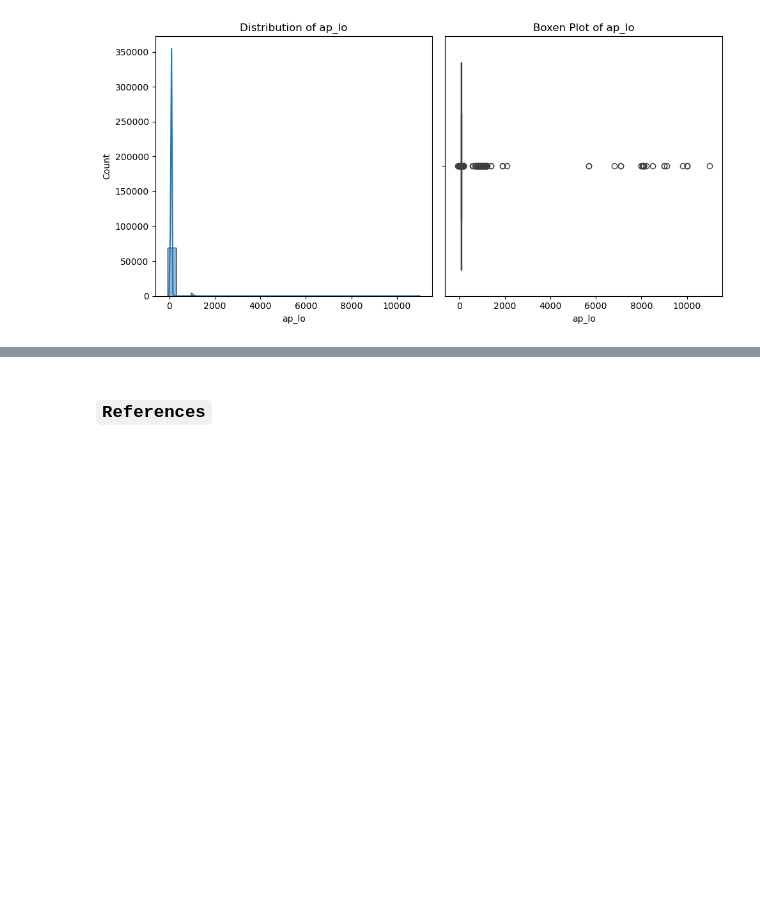
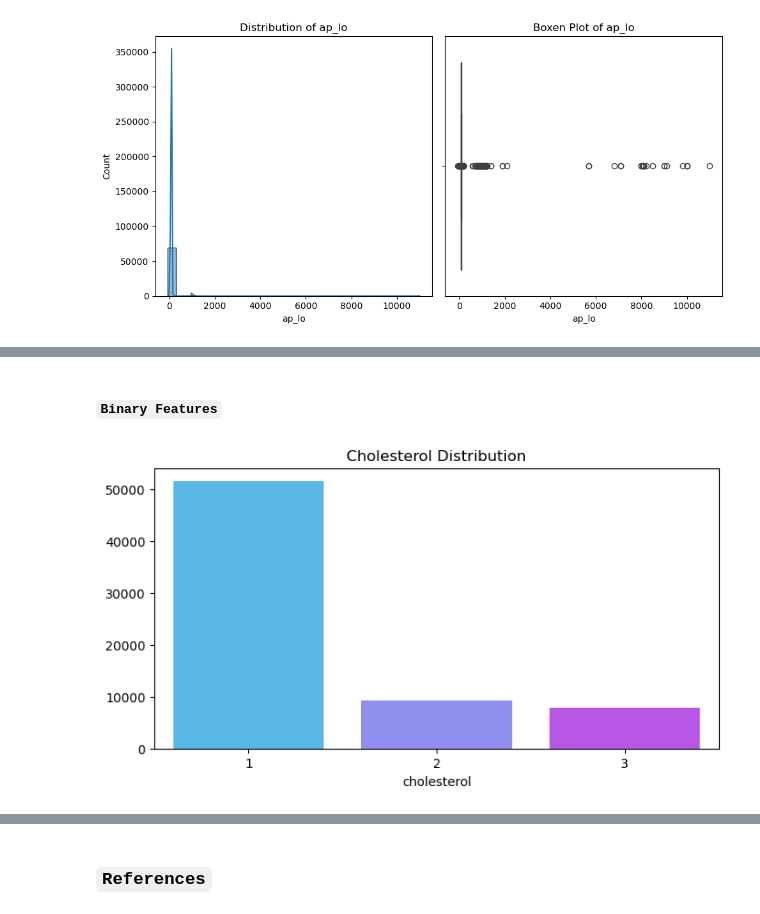
Before and after one commit to martin-m-kinoti/ML-CVDs, a Jupyter notebook: notebook.ipynb, the cells around one changed output, grey strips where cells are left out. Cells and saved outputs as stored; diff of their text form; code cells hidden in the pictures; blank space fills up the shorter version.

Commit message:
univariate data analysis & feature eng

```diff
--- a/notebook.ipynb
+++ b/notebook.ipynb
@@ -167,6 +164,3 @@ BMI = weight (kg) / height (m)$^2$
-# %%
-# BMI for the data
-data['bmi'] = round(data['weight']/data['height'].apply(lambda x: x/100), 1)
 # %%
 fig, axes = plt.subplots(nrows=2, ncols=2, figsize=(10,5))
 sns.boxplot(data=data['weight'], ax=axes[0][0])
@@ -205,0 +203,36 @@ for feature in features:
+# %%
+# Data handling for:
+# Height
+data = data[(data['height'] >= 140) & data['height'] <= 200]
+
+# Weight
+data = data[data['weight'] >= 35]
+
+# Systolic and diastolic blood pressure with `ap_hi` > `ap_lo`
+data = data[(data['ap_hi'] >= 70) &
+            (data['ap_hi'] <= 300) &
+            (data['ap_lo'] >= 40) &
+            (data['ap_lo'] <= 200) &
+            (data['ap_hi'] > data['ap_lo'])]
+# %% [markdown]
+#### `Binary Features`
+# %%
+# Other binary features
+binary_feat = data[['cholesterol', 'gluc', 'smoke', 'alco', 'active', 'cardio']]
+
+# Function for barplot visual of thecolumns
+def feat_viz(feature, name):
+    # Value counts
+    val_count = feature.value_counts(ascending=False)
+
+    fig, ax = plt.subplots(figsize=(8,4))
+    sns.barplot(x=val_count.index, y=val_count.values, palette='cool')
+
+    ax.set_title(f"{name} Distribution")
+
+    plt.show()
+# %%
+# 'cholesterol' feature
+feat_viz(binary_feat['cholesterol'], "Cholesterol")
+# %% [output]
+[figure, added]
```
Also changed, not shown: parts of 14 cells of this notebook.
